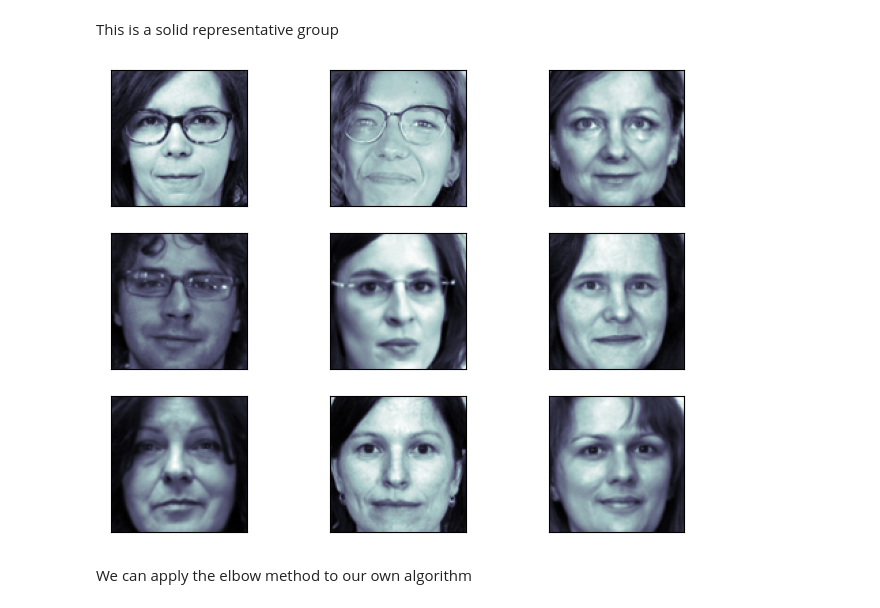
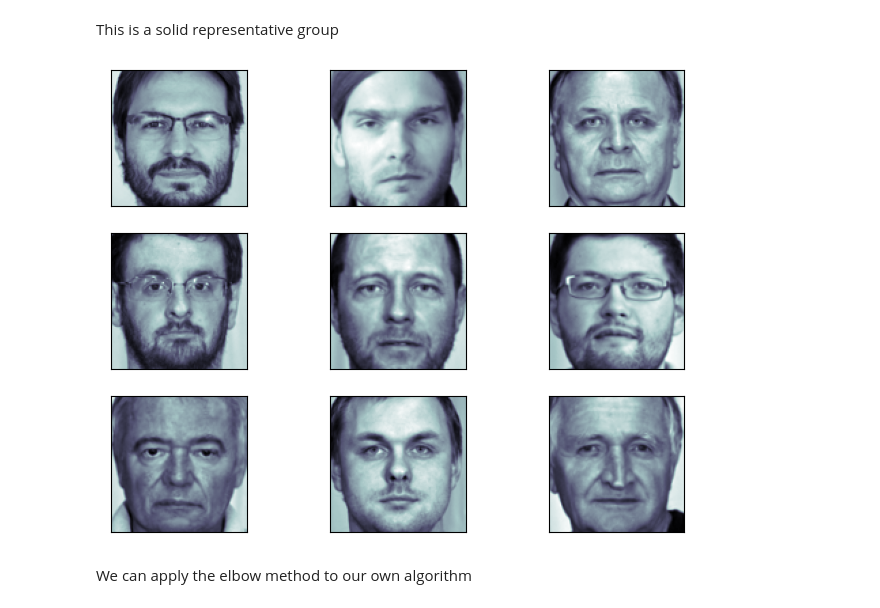
Before and after one commit to TheKompot/Eigenfaces, a Jupyter notebook: sol.ipynb, the cells around one changed output. Cells and saved outputs as stored; diff of their text form; code cells hidden in the pictures.

```diff
--- a/sol.ipynb
+++ b/sol.ipynb
@@ -186,9 +186,9 @@ Group 20: 5
 # %% [markdown]
 This is a solid representative group
 # %%
-plot_images(groups[2], 3, 3)
+plot_images(groups[1], 3, 3)
 # %% [output]
-[figure, old version]
+[figure, new version]
 # %% [markdown]
 We can apply the elbow method to our own algorithm
 # %%
```
Also changed, not shown: parts of 9 cells of this notebook, 1 other file.
